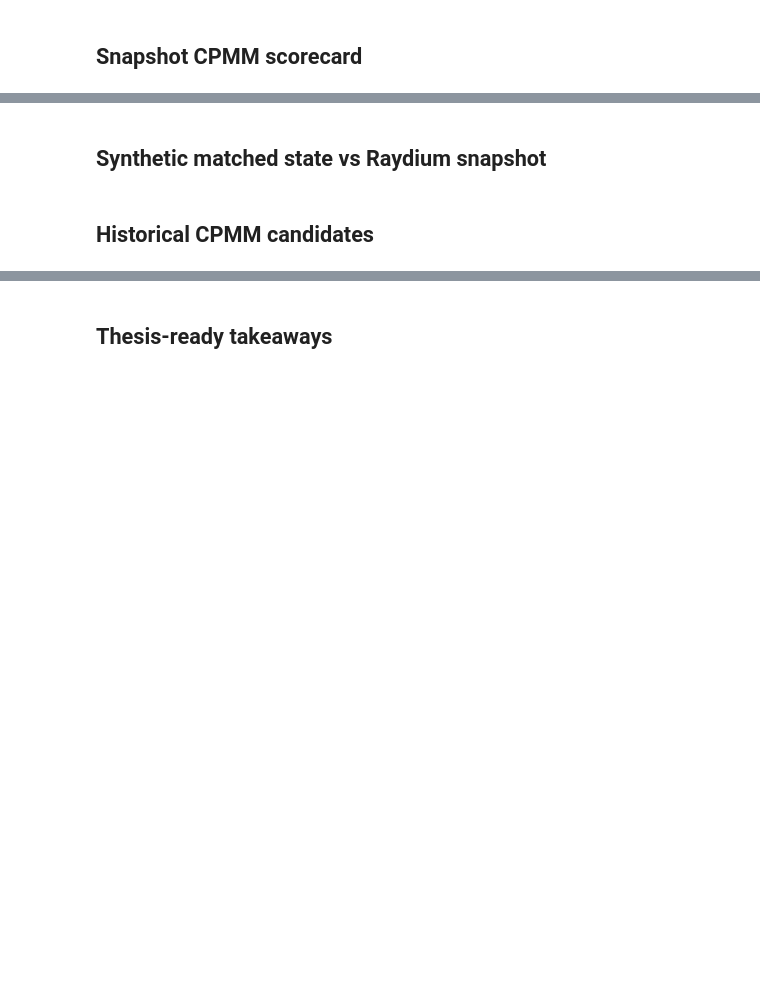
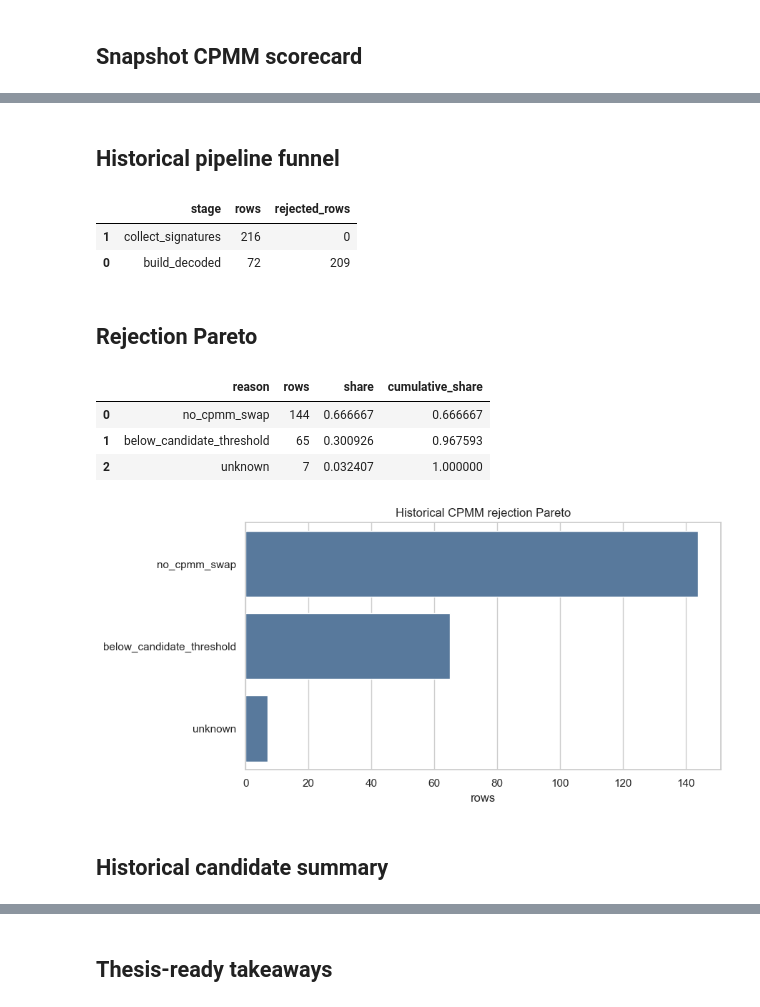
Before and after one commit to corey888773/solana-amm-attacks-analysis, a Jupyter notebook: notebooks/02_mainnet_cpmm.ipynb, the cells around one changed output, grey strips where cells are left out. Saved outputs shown, nothing was run; the diff lists cells and outputs as text; code cells hidden in the pictures; blank space fills up the shorter version.

```diff
--- a/notebooks/02_mainnet_cpmm.ipynb
+++ b/notebooks/02_mainnet_cpmm.ipynb
@@ -61,36 +99,27 @@ else:
-# %% [markdown]
-## Synthetic matched state vs Raydium snapshot
-# %%
-if comparison.empty:
-    display(Markdown("No comparison data."))
-else:
-    summary = (
-        comparison.groupby(["source", "pool_label", "strategy"], dropna=False)
-        .agg(
-            rows=("source", "size"),
-            realized_rate=("attack_realized", "mean"),
-            profitable_rate=("attack_profitable", "mean"),
-            feasible_rate=("attack_feasible", "mean"),
-            median_net_profit=("attacker_net_profit", "median"),
-            median_victim_loss_bps=("victim_loss_bps_of_fair_out", "median"),
-        )
-        .reset_index()
-    )
-    display(summary)
-
-    fig, axes = plt.subplots(1, 2, figsize=(14, 5))
-    sns.barplot(data=comparison, x="source", y="attack_realized", hue="strategy", errorbar=None, ax=axes[0])
-    axes[0].set_title("Realized attack rate")
-    axes[0].set_xlabel("")
-    axes[0].set_ylabel("profitable + feasible rate")
-    axes[0].tick_params(axis="x", rotation=15)
-
-    sns.scatterplot(data=comparison, x="victim_size_bps_of_reserve", y="attacker_net_profit", hue="source", style="strategy", ax=axes[1])
-    axes[1].axhline(0, color="black", linewidth=1)
-    axes[1].set_title("Net profit by victim size")
-    axes[1].set_xlabel("victim size [bps of reserve_in]")
-    axes[1].set_ylabel("attacker net profit")
-    plt.tight_layout()
+# %% [markdown]
+## Historical pipeline funnel
+# %%
+display(funnel)
+# %% [output]
+|  | stage | rows | rejected_rows |
+| 1 | collect_signatures | 216 | 0 |
+| 0 | build_decoded | 72 | 209 |
+# %% [markdown]
+## Rejection Pareto
+# %%
+if rejections.empty:
+    display(Markdown("No historical CPMM rejection reasons available yet."))
+else:
+    display(rejections)
+    fig = plot_rejection_pareto(rejections)
+    if fig is None:
+        display(Markdown("Rejection Pareto plot omitted because the data is flat or single-point."))
+# %% [output]
+|  | reason | rows | share | cumulative_share |
+| 0 | no_cpmm_swap | 144 | 0.666667 | 0.666667 |
+| 1 | below_candidate_threshold | 65 | 0.300926 | 0.967593 |
+| 2 | unknown | 7 | 0.032407 | 1.000000 |
+[figure, added]
 # %% [markdown]
-## Historical CPMM candidates
+## Historical candidate summary
 # %%
```
Also changed, not shown: parts of 14 cells of this notebook, 33 other files.
